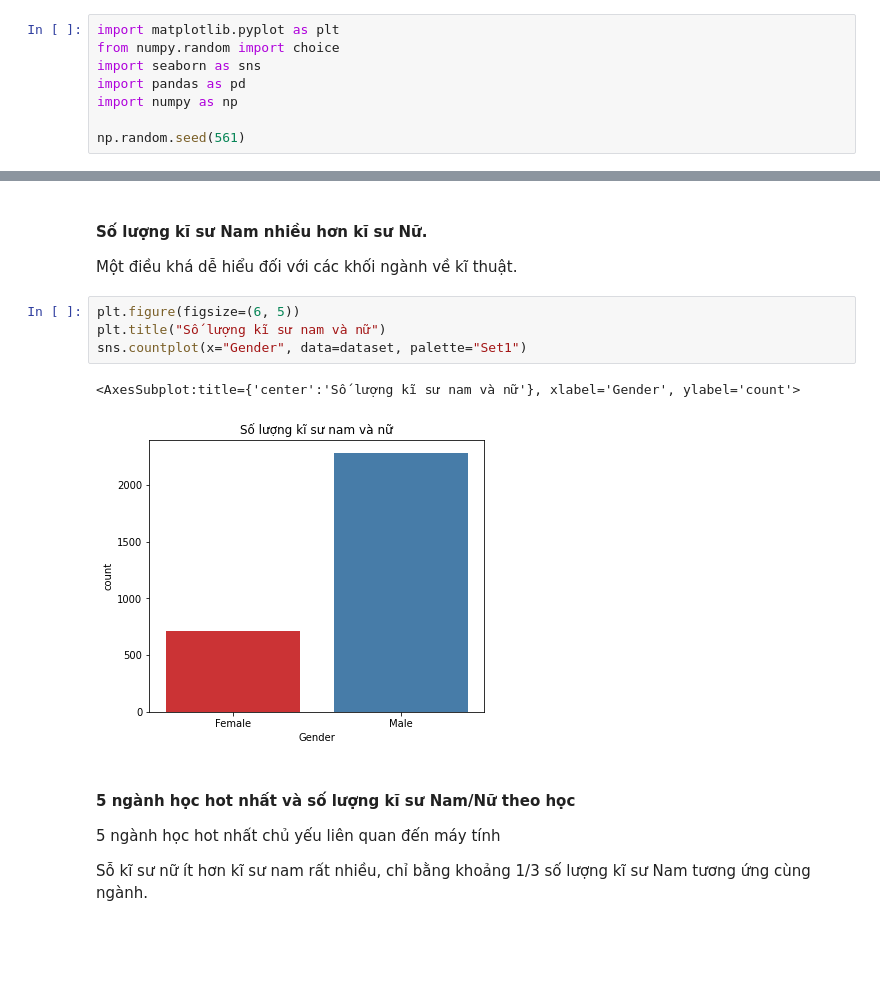
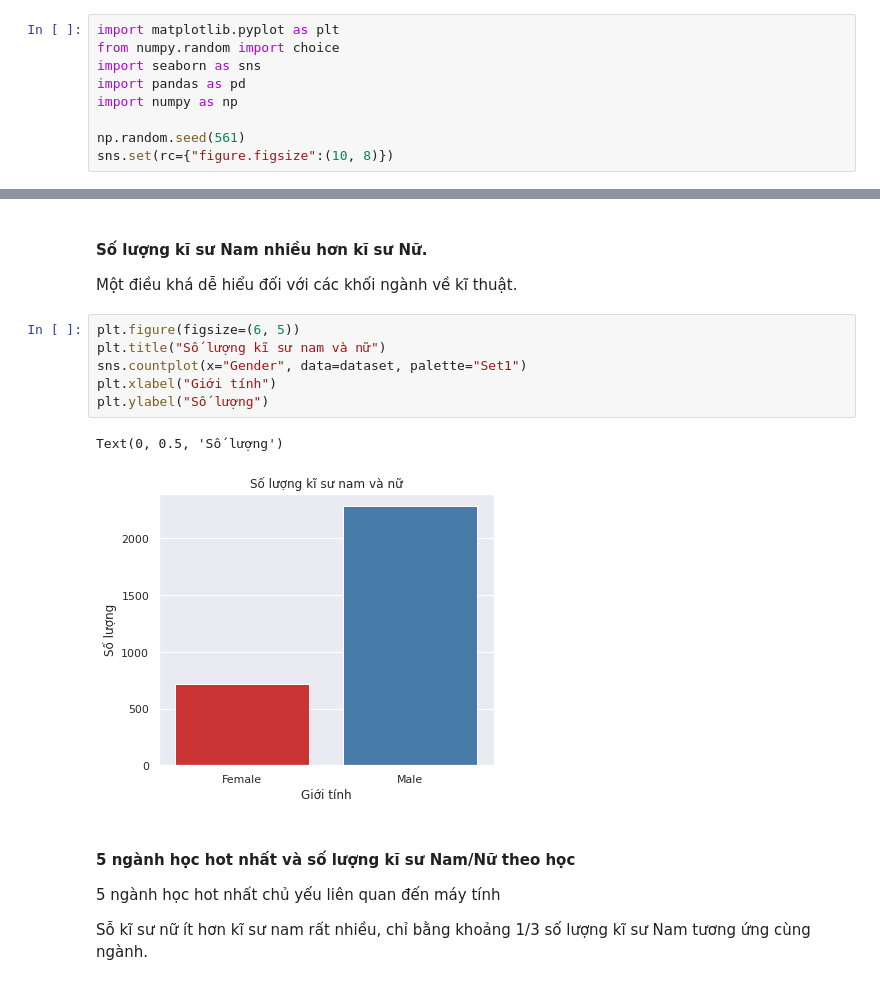
Before and after one commit to phuocleoceo/Bootstrap-Sampling, a Jupyter notebook: code.ipynb, the cells around one changed output, grey strips where cells are left out. Drawn from its saved outputs; the diff is of its cells as text; blank space fills up the shorter version.

```diff
--- a/code.ipynb
+++ b/code.ipynb
@@ -22,6 +22,7 @@ import pandas as pd
 import numpy as np
 
 np.random.seed(561)
+sns.set(rc={"figure.figsize":(10, 8)})
 # %% [markdown]
 ## Đọc file dữ liệu
 # %% [markdown]
@@ -173,10 +174,12 @@ Một điều khá dễ hiểu đối với các khối ngành về kĩ thuật.
 # %%
 plt.figure(figsize=(6, 5))
 plt.title("Số lượng kĩ sư nam và nữ")
 sns.countplot(x="Gender", data=dataset, palette="Set1")
+plt.xlabel("Giới tính")
+plt.ylabel("Số lượng")
 # %% [output]
-<AxesSubplot:title={'center':'Số lượng kĩ sư nam và nữ'}, xlabel='Gender', ylabel='count'>
+Text(0, 0.5, 'Số lượng')
-[figure, old version]
+[figure, new version]
 # %% [markdown]
 #### 5 ngành học hot nhất và số lượng kĩ sư Nam/Nữ theo học
 5 ngành học hot nhất chủ yếu liên quan đến máy tính
```
Also changed, not shown: parts of 8 cells of this notebook.
